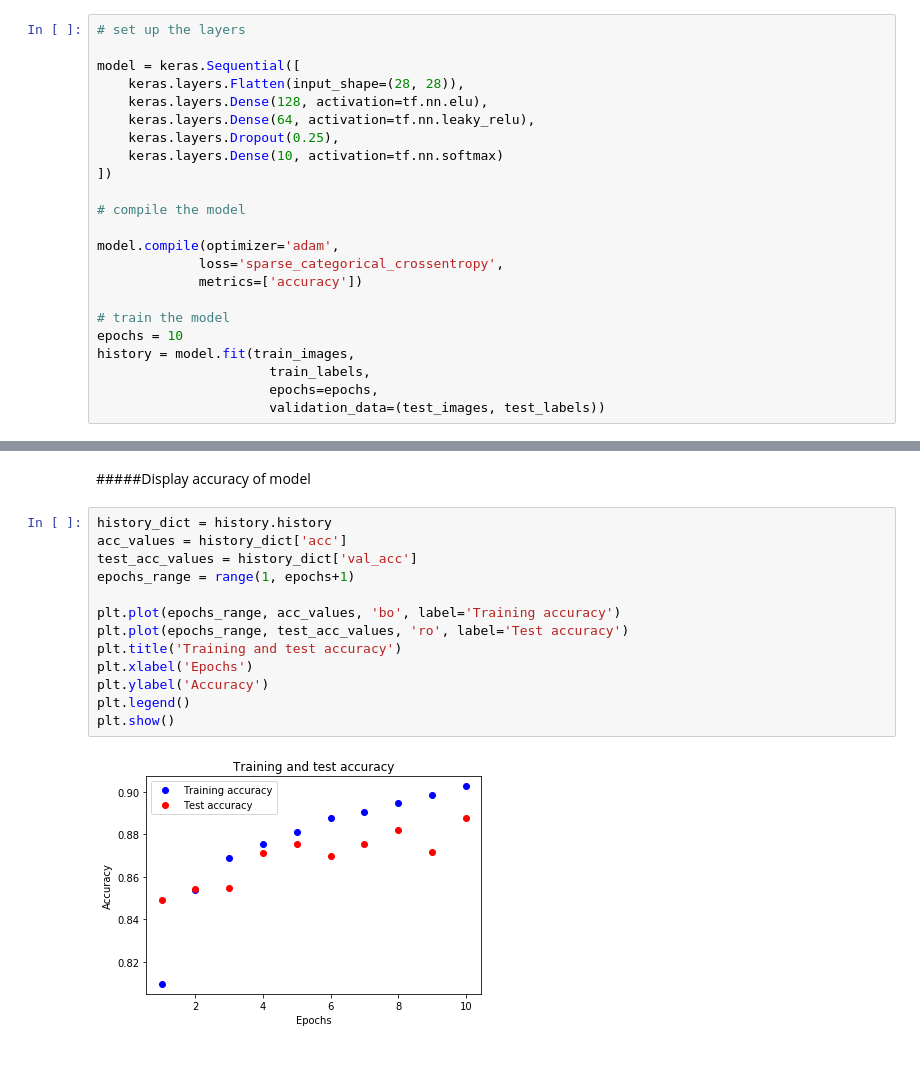
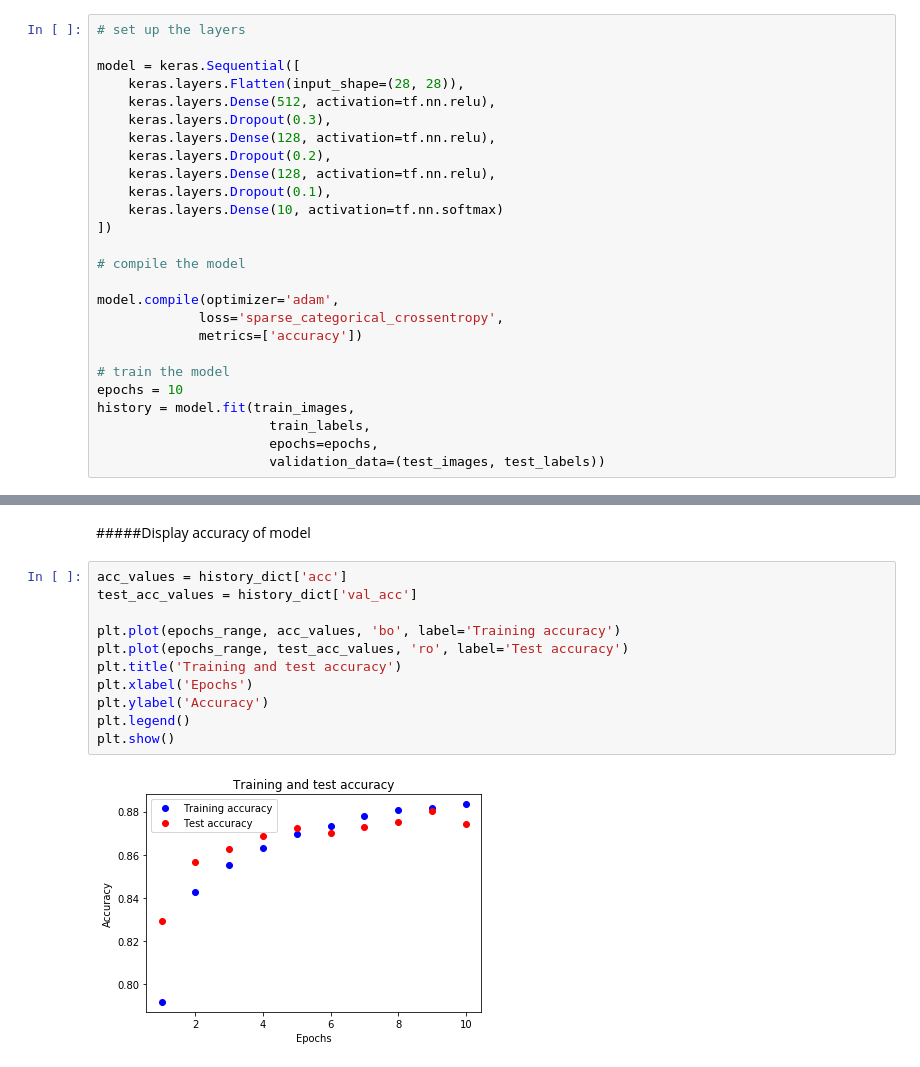
Before and after one commit to jgracie52/CAP4630, a Jupyter notebook: HW2_Problem2.ipynb, the cells around one changed output, grey strips where cells are left out. Cells and saved outputs as stored; diff of their text form.

```diff
--- a/HW2_Problem2.ipynb
+++ b/HW2_Problem2.ipynb
@@ -190,9 +188,12 @@ plt.show()
 
 model = keras.Sequential([
     keras.layers.Flatten(input_shape=(28, 28)),
-    keras.layers.Dense(128, activation=tf.nn.elu),
-    keras.layers.Dense(64, activation=tf.nn.leaky_relu),
-    keras.layers.Dropout(0.25),
+    keras.layers.Dense(512, activation=tf.nn.relu),
+    keras.layers.Dropout(0.3),
+    keras.layers.Dense(128, activation=tf.nn.relu),
+    keras.layers.Dropout(0.2),
+    keras.layers.Dense(128, activation=tf.nn.relu),
+    keras.layers.Dropout(0.1),
     keras.layers.Dense(10, activation=tf.nn.softmax)
 ])
 
@@ -245,17 +247,15 @@ plt.show()
 # %% [markdown]
 #####Display accuracy of model
 # %%
-history_dict = history.history
 acc_values = history_dict['acc']
 test_acc_values = history_dict['val_acc']
-epochs_range = range(1, epochs+1)
 
 plt.plot(epochs_range, acc_values, 'bo', label='Training accuracy')
 plt.plot(epochs_range, test_acc_values, 'ro', label='Test accuracy')
 plt.title('Training and test accuracy')
 plt.xlabel('Epochs')
 plt.ylabel('Accuracy')
 plt.legend()
 plt.show()
 # %% [output]
-[figure, old version]
+[figure, new version]
```
Also changed, not shown: parts of 6 cells of this notebook.
